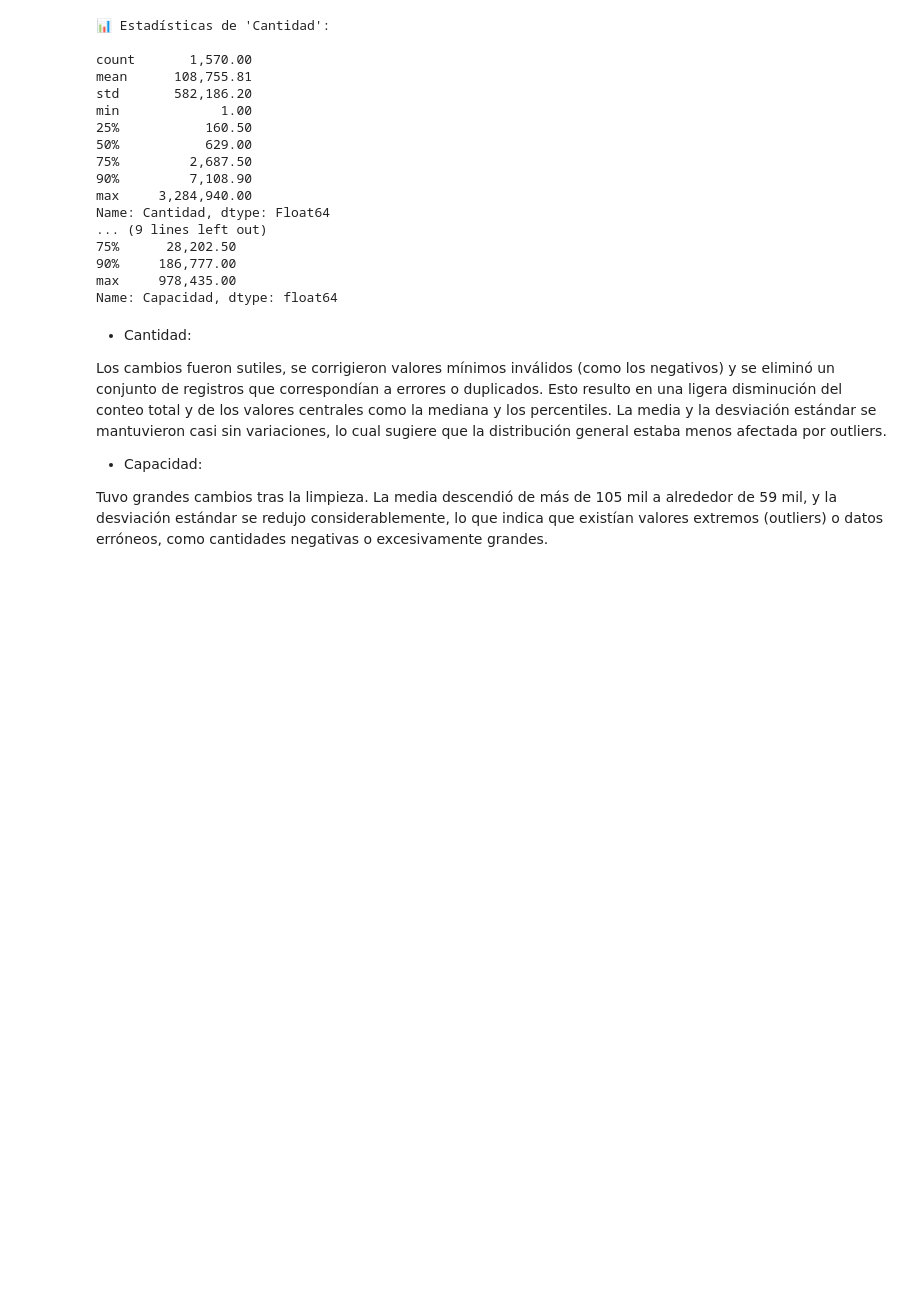
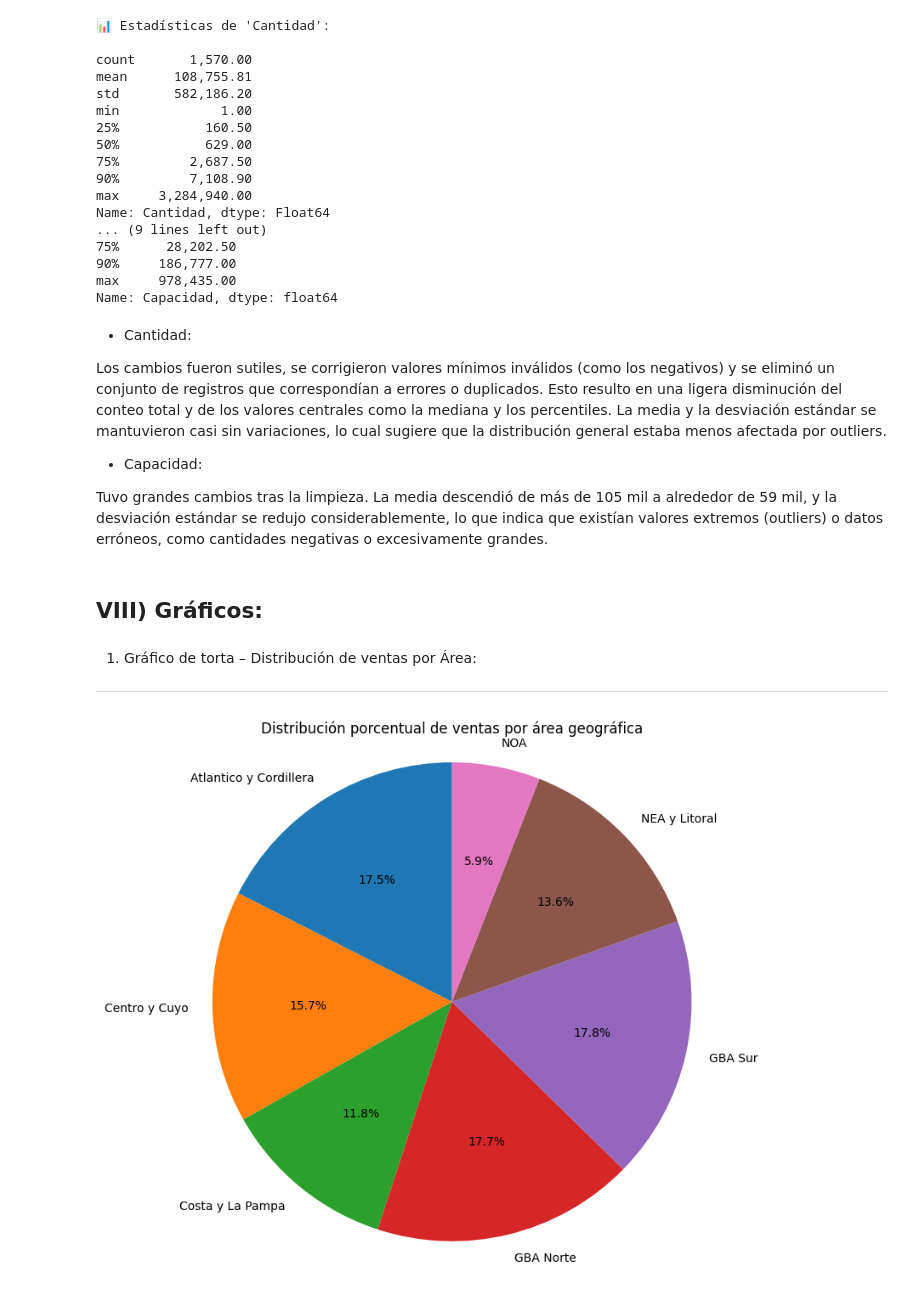
Before and after one commit to ISPC-CDIA/DataTeam---Proyecto-ABP-Analista-de-Datos-2025, a Jupyter notebook: JupiterNotebook/EVIDENCIA 3/Proyecto_Analisis_de_datos_Grupo_8_PepsiCo.ipynb, the cells around one changed output. Drawn from its saved outputs; the diff is of its cells as text; code cells hidden in the pictures; blank space fills up the shorter version.

```diff
--- a/JupiterNotebook/EVIDENCIA 3/Proyecto_Analisis_de_datos_Grupo_8_PepsiCo.ipynb
+++ b/JupiterNotebook/EVIDENCIA 3/Proyecto_Analisis_de_datos_Grupo_8_PepsiCo.ipynb
@@ -635,3 +639,24 @@ Los cambios fueron sutiles, se corrigieron valores mínimos inválidos (como los
 * Capacidad:
 
 Tuvo grandes cambios tras la limpieza. La media descendió de más de 105 mil a alrededor de 59 mil, y la desviación estándar se redujo considerablemente, lo que indica que existían valores extremos (outliers) o datos erróneos, como cantidades negativas o excesivamente grandes.
+# %%
+# Exportar el dataframe limpio:
+df_copia.to_excel('df_limpio.xlsx', index=False)
+df_limpio = df_copia
+# %% [markdown]
+## VIII) Gráficos:
+# %% [markdown]
+ 1. Gráfico de torta – Distribución de ventas por Área:
+
+
+---
+# %%
+
+ventas_por_area = df_limpio.groupby('Area')['Cantidad'].sum()
+plt.figure(figsize=(8, 8))
+plt.pie(ventas_por_area, labels=ventas_por_area.index, autopct='%1.1f%%', startangle=90)
+plt.title('Distribución porcentual de ventas por área geográfica')
+plt.axis('equal')
+plt.show()
+# %% [output]
+[figure, added]
```
Also changed, not shown: parts of 7 cells of this notebook.
